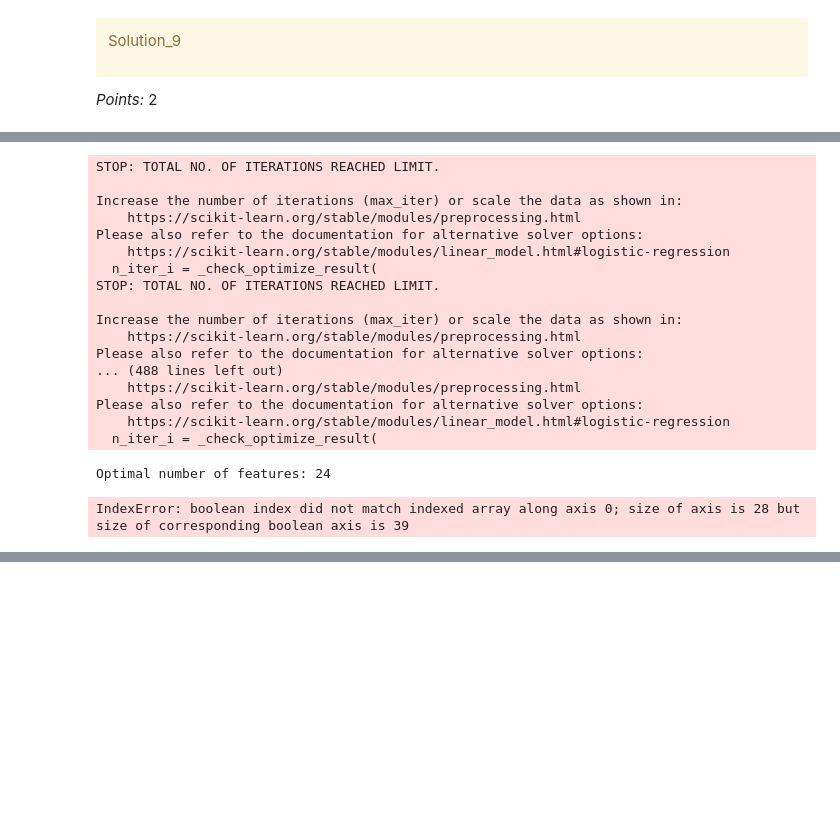
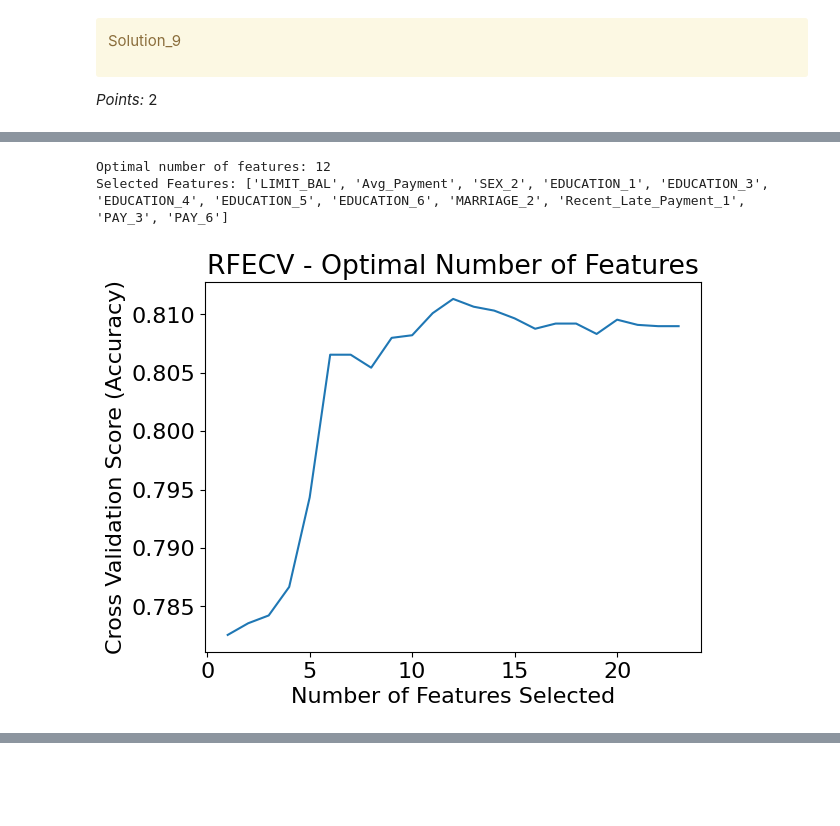
Before and after one commit to parthkumar-patel/hw5, a Jupyter notebook: hw5.ipynb, the cells around one changed output, grey strips where cells are left out. Saved outputs shown, nothing was run; the diff lists cells and outputs as text; code cells hidden in the pictures; blank space fills up the shorter version.

Commit message:
results on the test set left

```diff
--- a/hw5.ipynb
+++ b/hw5.ipynb
@@ -735,39 +735,0 @@ _Type your answer here, replacing this text._
-# %%
-from sklearn.feature_selection import RFECV
-
-# Initialize the logistic regression model
-log_reg = LogisticRegression(max_iter=1000, random_state=123)
-
-# Initialize RFECV with 5-fold cross-validation
-rfecv = RFECV(estimator=log_reg, step=1, cv=5, scoring="accuracy", n_jobs=-1)
-
-# Apply RFECV to preprocessed training data
-X_train_transformed = preprocessor.fit_transform(X_train)  # Ensure preprocessing is applied
-rfecv.fit(X_train_transformed, y_train)
-
-# Get selected feature mask
-selected_features_mask = rfecv.support_
-
-# Print results
-print(f"Optimal number of features: {rfecv.n_features_}")
-print("Selected Features:", np.array(X_train.columns)[selected_features_mask])
-# %% [output]
-STOP: TOTAL NO. OF ITERATIONS REACHED LIMIT.
-
-Increase the number of iterations (max_iter) or scale the data as shown in:
-    https://scikit-learn.org/stable/modules/preprocessing.html
-Please also refer to the documentation for alternative solver options:
-    https://scikit-learn.org/stable/modules/linear_model.html#logistic-regression
-  n_iter_i = _check_optimize_result(
-STOP: TOTAL NO. OF ITERATIONS REACHED LIMIT.
-
-Increase the number of iterations (max_iter) or scale the data as shown in:
-    https://scikit-learn.org/stable/modules/preprocessing.html
-Please also refer to the documentation for alternative solver options:
-... (488 lines left out)
-    https://scikit-learn.org/stable/modules/preprocessing.html
-Please also refer to the documentation for alternative solver options:
-    https://scikit-learn.org/stable/modules/linear_model.html#logistic-regression
-  n_iter_i = _check_optimize_result(
-Optimal number of features: 24
-IndexError: boolean index did not match indexed array along axis 0; size of axis is 28 but size of corresponding boolean axis is 39
@@ -777,0 +736,41 @@ IndexError: boolean index did not match indexed array along axis 0; size of axis
+# %%
+rfecv = RFECV(
+    estimator=log_reg,
+    step=1,
+    cv=5,
+    scoring='accuracy',
+    n_jobs=-1
+)
+
+# Fit RFECV
+X_train_transformed = preprocessor.fit_transform(X_train)
+rfecv.fit(X_train_transformed, y_train)
+
+# Get feature names after preprocessing
+preprocessor_feature_names = (
+    num_features +
+    [f"{feat}_{val}" for feat, vals in
+     zip(cat_features, preprocessor.named_transformers_['cat']
+         .named_steps['onehot'].categories_)
+     for val in vals[1:]] +
+    ordinal_features
+)
+
+# Get selected features
+selected_features_mask = rfecv.support_
+selected_features = [preprocessor_feature_names[i] for i in range(len(preprocessor_feature_names)) if selected_features_mask[i]]
+
+print("Optimal number of features:", rfecv.n_features_)
+print("Selected Features:", selected_features)
+
+# Plot the results
+plt.figure()
+plt.title("RFECV - Optimal Number of Features")
+plt.xlabel("Number of Features Selected")
+plt.ylabel("Cross Validation Score (Accuracy)")
+plt.plot(range(1, len(rfecv.cv_results_['mean_test_score']) + 1), rfecv.cv_results_['mean_test_score'])
+plt.show()
+# %% [output]
+Optimal number of features: 12
+Selected Features: ['LIMIT_BAL', 'Avg_Payment', 'SEX_2', 'EDUCATION_1', 'EDUCATION_3', 'EDUCATION_4', 'EDUCATION_5', 'EDUCATION_6', 'MARRIAGE_2', 'Recent_Late_Payment_1', 'PAY_3', 'PAY_6']
+[figure, added]
```
Also changed, not shown: parts of 32 cells of this notebook.
